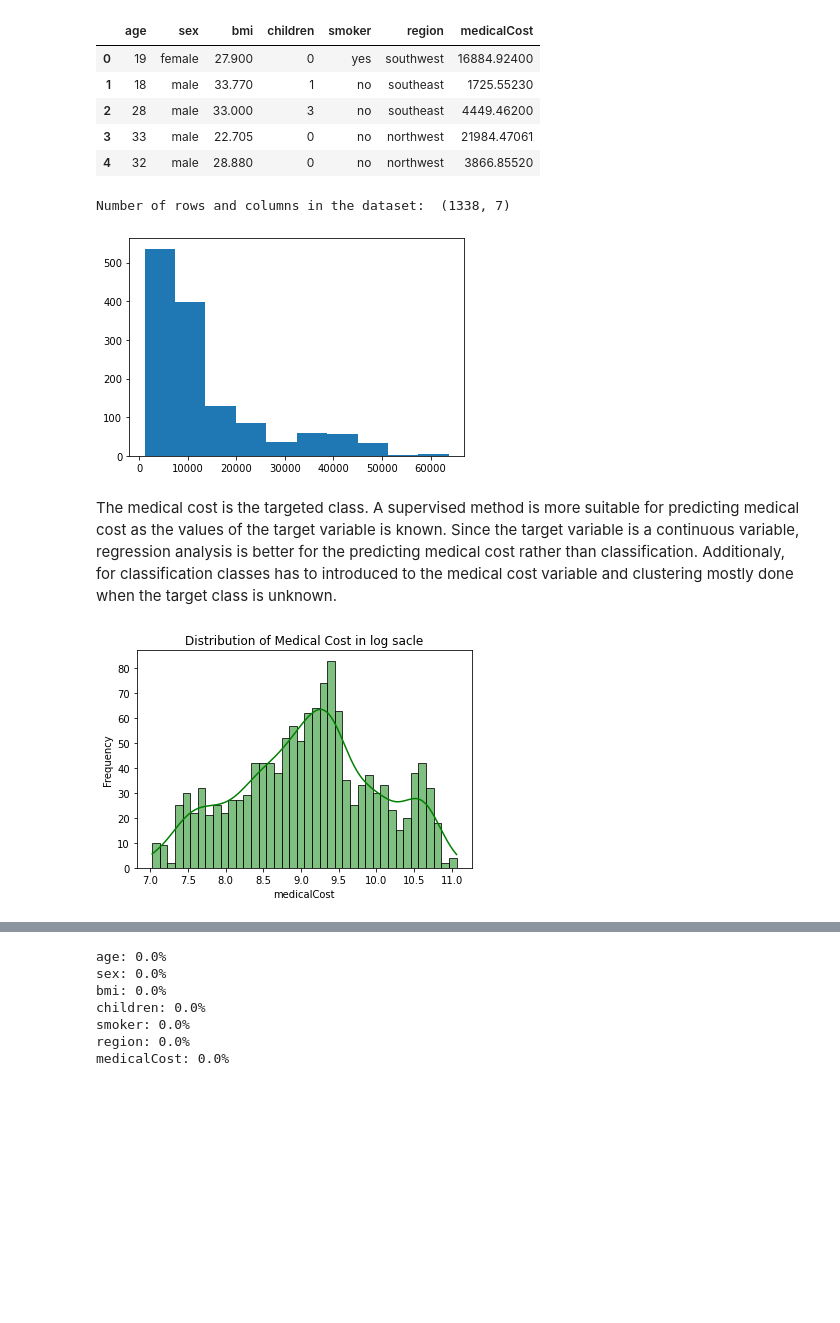
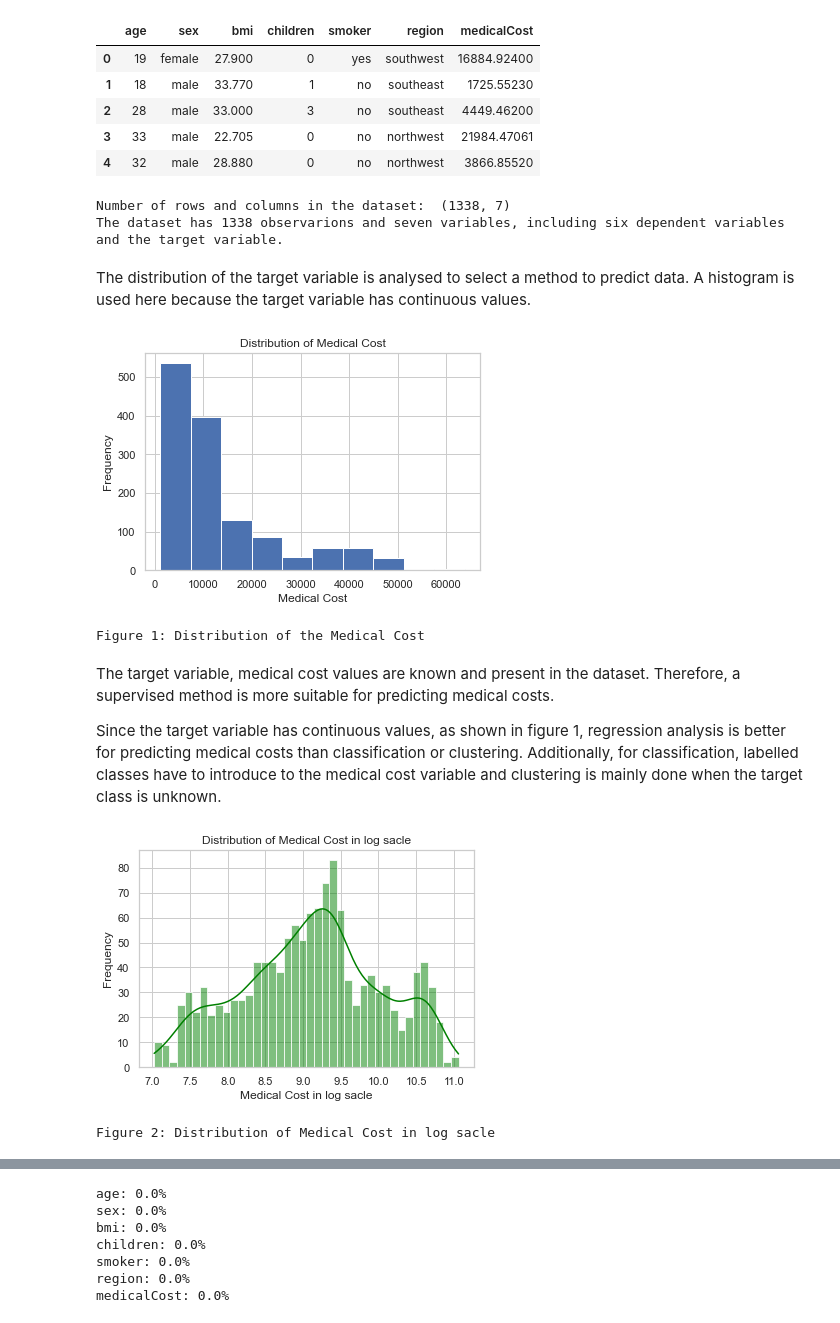
Before and after one commit to chanyadeshani/machine_learning, a Jupyter notebook: MachineLearningandOptimization_CT7205_4107143_ChanaySubasingha.ipynb, the cells around one changed output, grey strips where cells are left out. Drawn from its saved outputs; the diff is of its cells as text; code cells hidden in the pictures; blank space fills up the shorter version.

```diff
--- a/MachineLearningandOptimization_CT7205_4107143_ChanaySubasingha.ipynb
+++ b/MachineLearningandOptimization_CT7205_4107143_ChanaySubasingha.ipynb
@@ -53,26 +74,41 @@ df1.head()
 | 3 | 33 | male | 22.705 | 0 | no | northwest | 21984.47061 |
 | 4 | 32 | male | 28.880 | 0 | no | northwest | 3866.85520 |
 # %%
-print('Number of rows and columns in the dataset: ',df1.shape)
+print('Number of rows and columns in the dataset: ', df1.shape)
+print('The dataset has 1338 observarions and seven variables, including six dependent variables and the target variable.')
 # %% [output]
 Number of rows and columns in the dataset:  (1338, 7)
+The dataset has 1338 observarions and seven variables, including six dependent variables and the target variable.
+# %% [markdown]
+The distribution of the target variable is analysed to select a method to predict data. A histogram is used here because the target variable has continuous values.
 # %%
 # Distribution of the target class
 medicalCost = df1[['medicalCost']].to_numpy()
 
 plt.hist(medicalCost)
+plt.xlabel('Medical Cost')
+plt.ylabel('Frequency')
+plt.title('Distribution of Medical Cost')
 plt.show()
+print('Figure 1: Distribution of the Medical Cost')
 # %% [output]
-[figure, old version]
+[figure, new version]
+Figure 1: Distribution of the Medical Cost
 # %% [markdown]
-The medical cost is the targeted class. A supervised method is more suitable for predicting medical cost as the values of the target variable is known. Since the target variable is a continuous variable, regression analysis is better for the predicting medical cost rather than classification. Additionaly, for classification classes has to introduced to the medical cost variable and clustering mostly done when the target class is unknown.
+The target variable, medical cost values are known and present in the dataset. Therefore, a supervised method is more suitable for predicting medical costs.
+
+Since the target variable has continuous values, as shown in figure 1, regression analysis is better for predicting medical costs than classification or clustering. Additionally, for classification, labelled classes have to introduce to the medical cost variable and clustering is mainly done when the target class is unknown.
 # %%
 # Distribution of the log transformation of the target class
-sns.histplot(np.log(df1['medicalCost']),bins=40,color='green', stat='count', kde=True)
-plt.ylabel('Medical Cost in log sacle')
+sns.histplot(np.log(df1['medicalCost']), bins=40,
+             color='green', stat='count', kde=True)
+plt.xlabel('Medical Cost in log sacle')
 plt.ylabel('Frequency')
 plt.title('Distribution of Medical Cost in log sacle')
 plt.show()
+
+print('Figure 2: Distribution of Medical Cost in log sacle')
 # %% [output]
-[figure, old version]
+[figure, new version]
+Figure 2: Distribution of Medical Cost in log sacle
 # %% [markdown]
```
Also changed, not shown: parts of 236 cells of this notebook, 1 other file.
